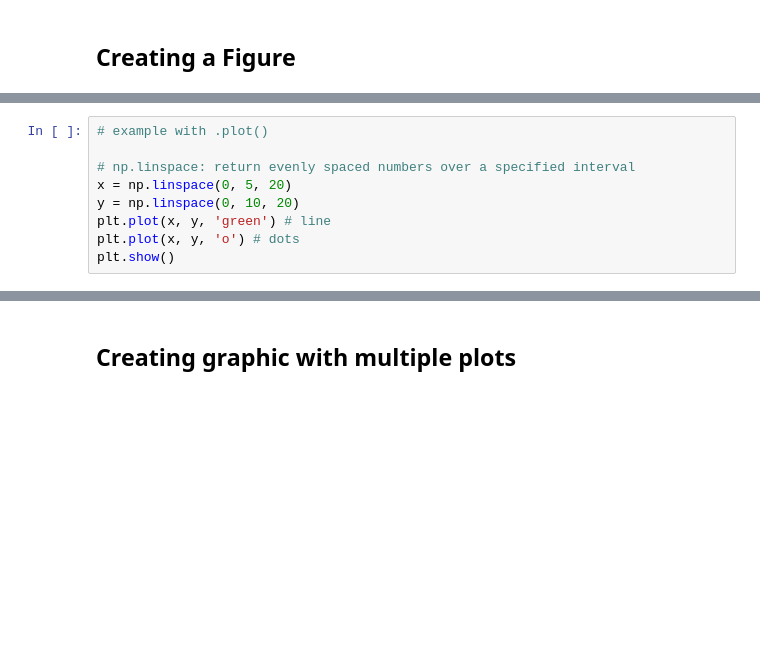
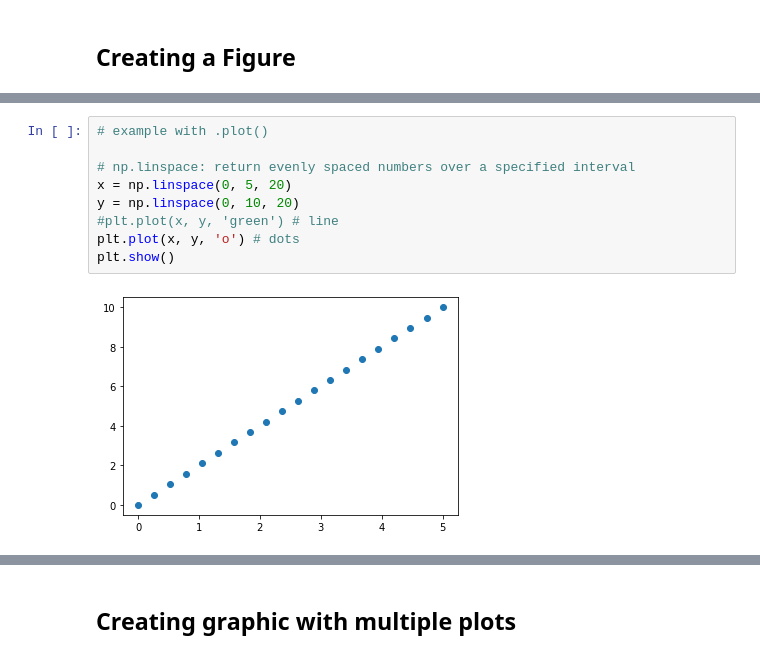
Before and after one commit to jesusossian/mini_python_novamath, a Jupyter notebook: notebooks/matplotlib.ipynb, the cells around one changed output, grey strips where cells are left out. Drawn from its saved outputs; the diff is of its cells as text; blank space fills up the shorter version.

```diff
--- a/notebooks/matplotlib.ipynb
+++ b/notebooks/matplotlib.ipynb
@@ -31,11 +33,13 @@ plt.show()
 # %%
 # example with .plot()
 
 # np.linspace: return evenly spaced numbers over a specified interval
 x = np.linspace(0, 5, 20)
 y = np.linspace(0, 10, 20)
-plt.plot(x, y, 'green') # line
+#plt.plot(x, y, 'green') # line
 plt.plot(x, y, 'o') # dots
 plt.show()
+# %% [output]
+[figure, added]
 # %%
 fig, ax = plt.subplots()  # a figure with a single Axes
```
Also changed, not shown: parts of 27 cells of this notebook, 4 other files.
